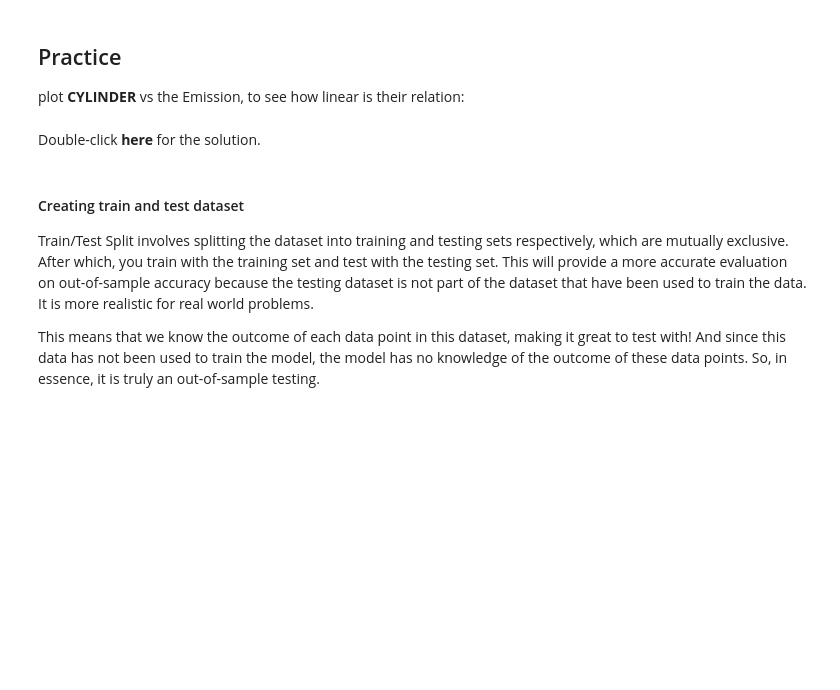
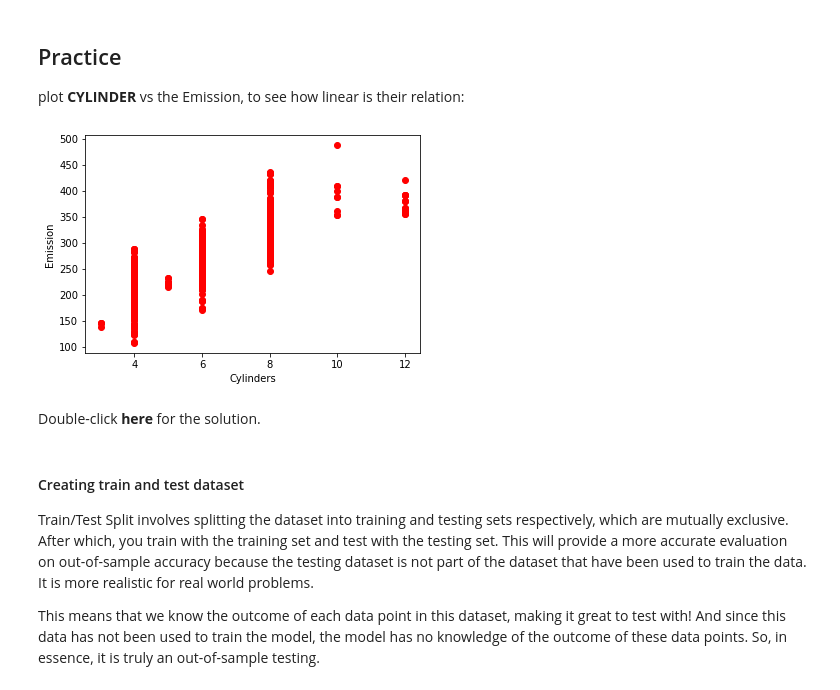
Before and after one commit to MatheusMuriel/IBM-Machine-Learning-with-Python, a Jupyter notebook: ML0101EN-Reg-Simple-Linear-Regression-Co2-py-v1.ipynb, the cells around one changed output. Drawn from its saved outputs; the diff is of its cells as text; code cells hidden in the pictures; blank space fills up the shorter version.

```diff
--- a/ML0101EN-Reg-Simple-Linear-Regression-Co2-py-v1.ipynb
+++ b/ML0101EN-Reg-Simple-Linear-Regression-Co2-py-v1.ipynb
@@ -83,3 +129,10 @@ plot __CYLINDER__ vs the Emission, to see how linear is their relation:
+# %%
+plt.scatter(cdf.CYLINDERS, cdf.CO2EMISSIONS, color='red')
+plt.xlabel("Cylinders")
+plt.ylabel("Emission")
+plt.show()
+# %% [output]
+[figure, added]
 # %% [markdown]
 Double-click __here__ for the solution.
 
```
Also changed, not shown: parts of 13 cells of this notebook, 1 other file.
